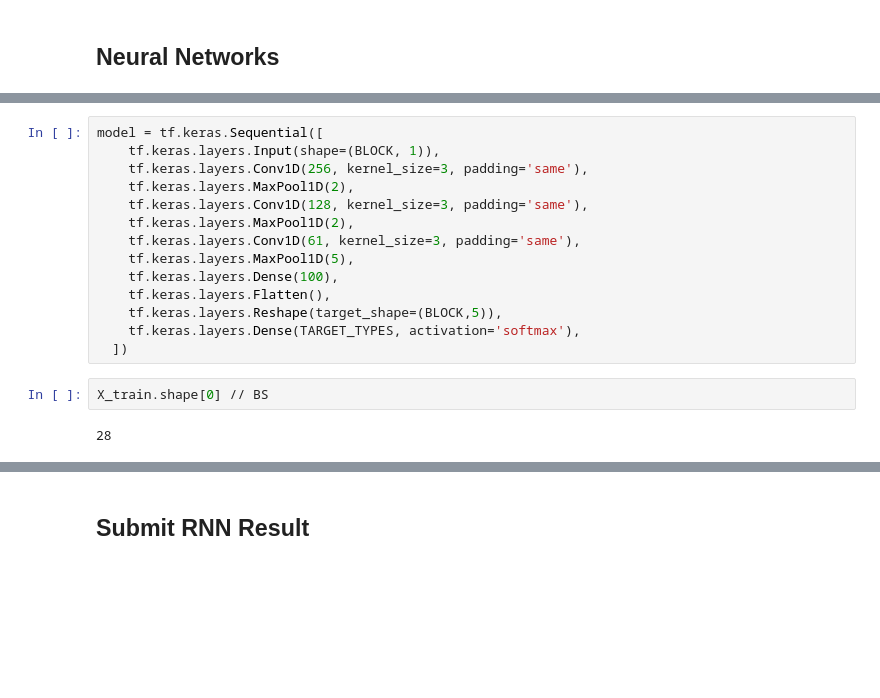
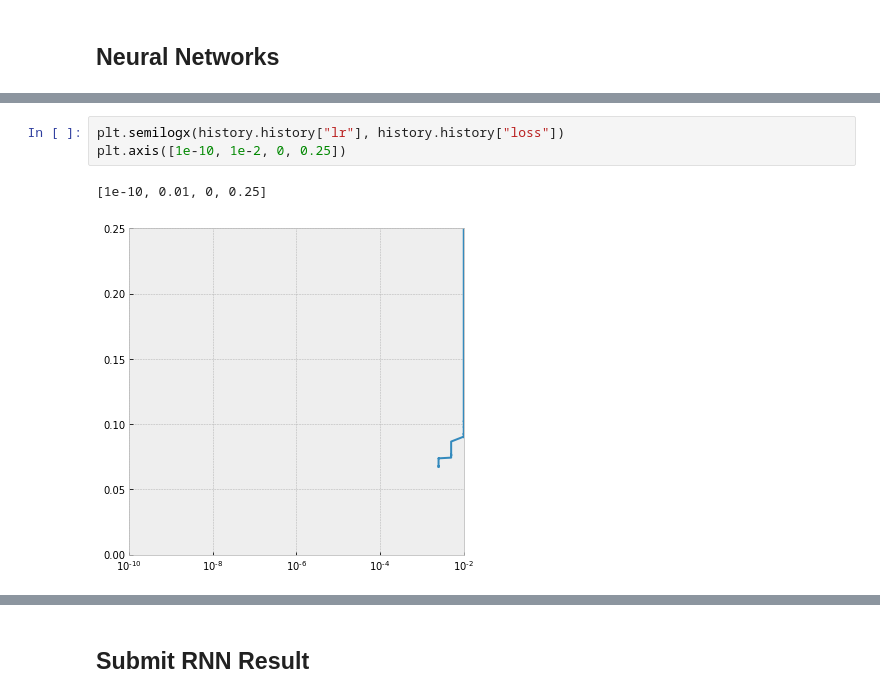
Before and after one commit to ABV-Hub/crowdanalytix, a Jupyter notebook: workinprogress.ipynb, the cells around one changed output, grey strips where cells are left out. Drawn from its saved outputs; the diff is of its cells as text; blank space fills up the shorter version.

```diff
--- a/workinprogress.ipynb
+++ b/workinprogress.ipynb
@@ -278,18 +219,6 @@ _________________________________________________________________
-# %%
-model = tf.keras.Sequential([
-    tf.keras.layers.Input(shape=(BLOCK, 1)),
-    tf.keras.layers.Conv1D(256, kernel_size=3, padding='same'),
-    tf.keras.layers.MaxPool1D(2),
-    tf.keras.layers.Conv1D(128, kernel_size=3, padding='same'),
-    tf.keras.layers.MaxPool1D(2),
-    tf.keras.layers.Conv1D(61, kernel_size=3, padding='same'),
-    tf.keras.layers.MaxPool1D(5),
-    tf.keras.layers.Dense(100),
-    tf.keras.layers.Flatten(),
-    tf.keras.layers.Reshape(target_shape=(BLOCK,5)),
-    tf.keras.layers.Dense(TARGET_TYPES, activation='softmax'),
-  ])
-# %%
-X_train.shape[0] // BS
-# %% [output]
-28
+# %%
+plt.semilogx(history.history["lr"], history.history["loss"])
+plt.axis([1e-10, 1e-2, 0, 0.25])
+# %% [output]
+[1e-10, 0.01, 0, 0.25]
+[figure, added]
```
Also changed, not shown: parts of 14 cells of this notebook.
